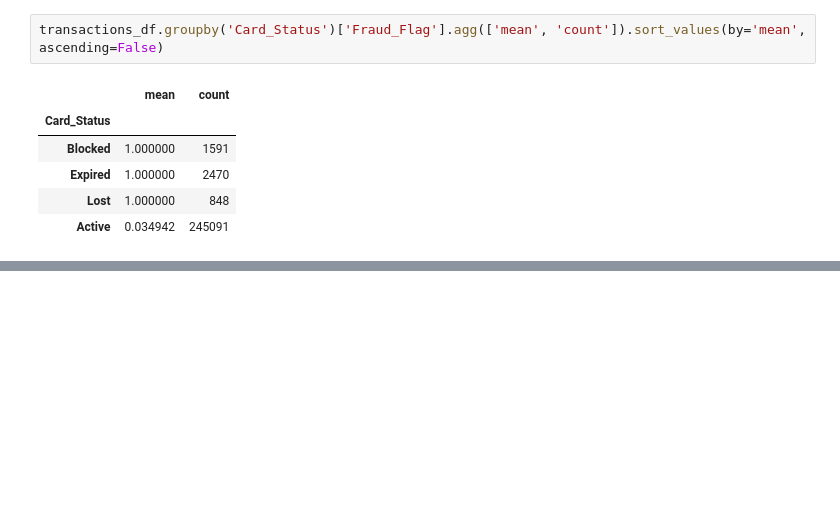
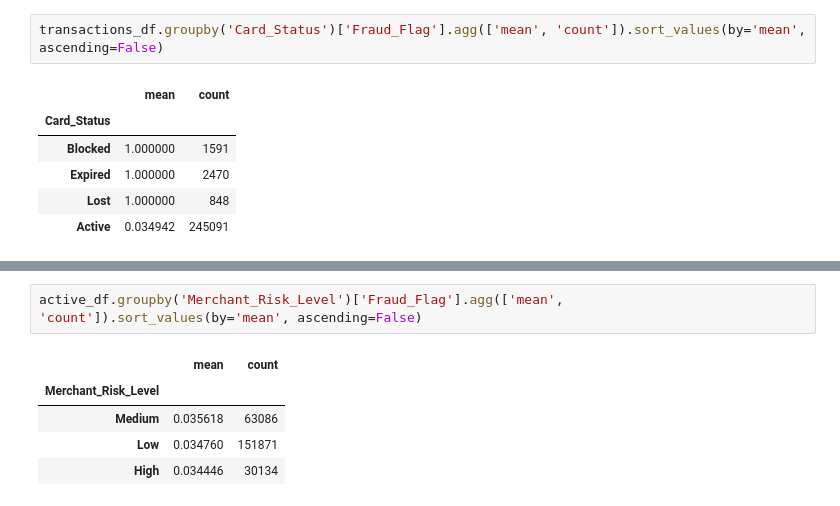
Before and after one commit to Kanjerih/Indian-Financial-Fraud, a Jupyter notebook: Indian-Financial-Fraud.ipynb, the cells around one changed output, grey strips where cells are left out. Cells and saved outputs as stored; diff of their text form; blank space fills up the shorter version.

```diff
--- a/Indian-Financial-Fraud.ipynb
+++ b/Indian-Financial-Fraud.ipynb
@@ -351,0 +384,8 @@ active_df.head()
+# %%
+active_df.groupby('Merchant_Risk_Level')['Fraud_Flag'].agg(['mean', 'count']).sort_values(by='mean', ascending=False)
+# %% [output]
+|  | mean | count |
+| Merchant_Risk_Level |  |  |
+| Medium | 0.035618 | 63086 |
+| Low | 0.034760 | 151871 |
+| High | 0.034446 | 30134 |
```
Also changed, not shown: parts of 9 cells of this notebook.
